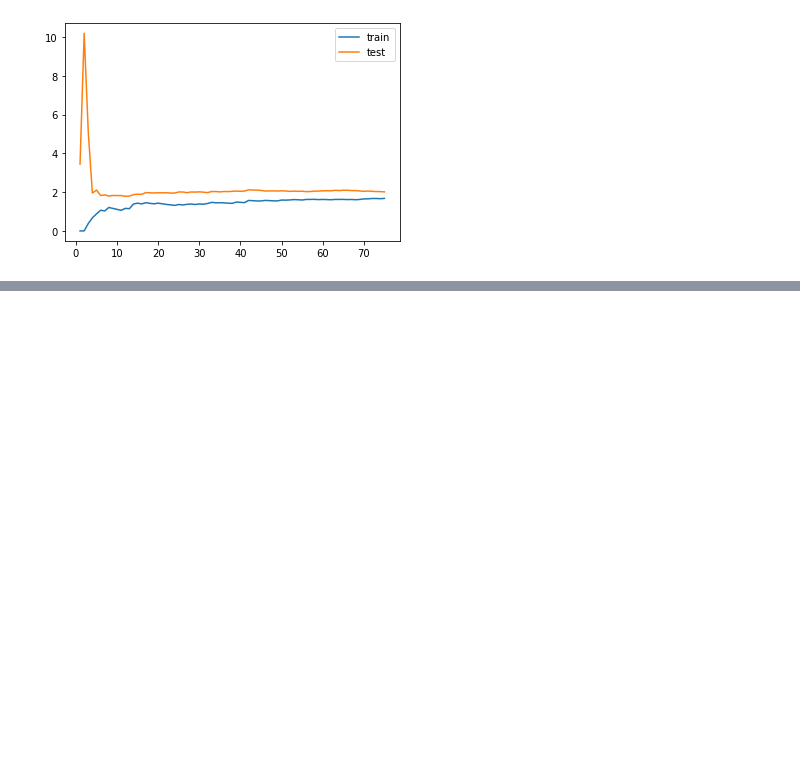
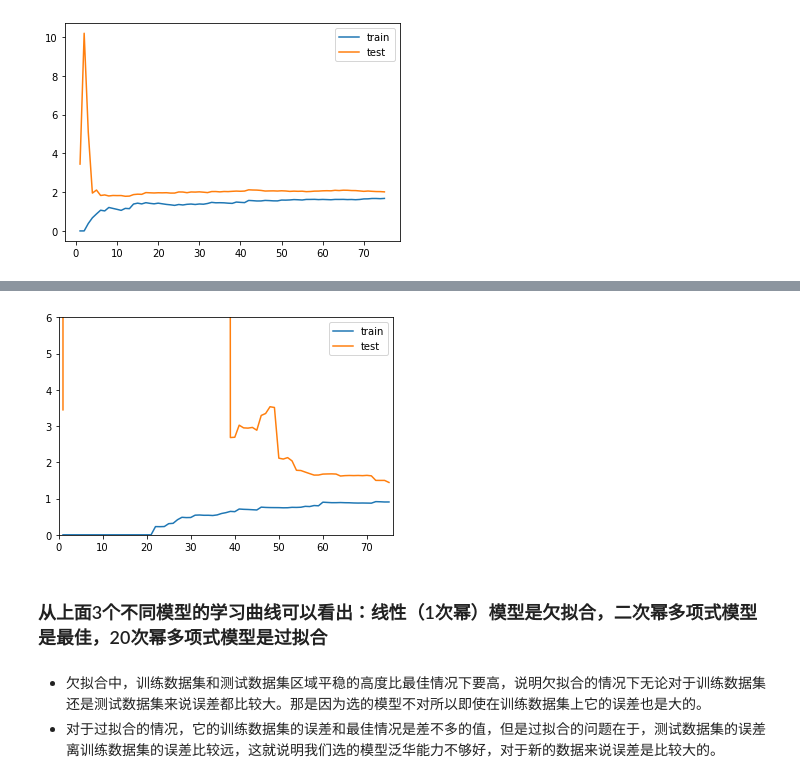
Before and after one commit to rexzhaoxb/bobo-machine-learning, a Jupyter notebook: 08 多项式回归与模型泛化/08-05 Learning-Curve.ipynb, the cells around one changed output, grey strips where cells are left out. Cells and saved outputs as stored; diff of their text form; code cells hidden in the pictures; blank space fills up the shorter version.

```diff
--- a/08 多项式回归与模型泛化/08-05 Learning-Curve.ipynb
+++ b/08 多项式回归与模型泛化/08-05 Learning-Curve.ipynb
@@ -73,0 +93,12 @@ ValueError: x and y must have same first dimension, but have shapes (75,) and (1
+# %%
+# 20次幂多项式
+poly20_reg = PolynomialRegression(degree=20)
+
+plot_learning_curve(poly20_reg, X_train, X_test, y_train, y_test)
+# %% [output]
+[figure, added]
+# %% [markdown]
+### 从上面3个不同模型的学习曲线可以看出：线性（1次幂）模型是欠拟合，二次幂多项式模型是最佳，20次幂多项式模型是过拟合
+# %% [markdown]
+* 欠拟合中，训练数据集和测试数据集区域平稳的高度比最佳情况下要高，说明欠拟合的情况下无论对于训练数据集还是测试数据集来说误差都比较大。那是因为选的模型不对所以即使在训练数据集上它的误差也是大的。
+* 对于过拟合的情况，它的训练数据集的误差和最佳情况是差不多的值，但是过拟合的问题在于，测试数据集的误差离训练数据集的误差比较远，这就说明我们选的模型泛华能力不够好，对于新的数据来说误差是比较大的。
```
Also changed, not shown: parts of 3 cells of this notebook.
